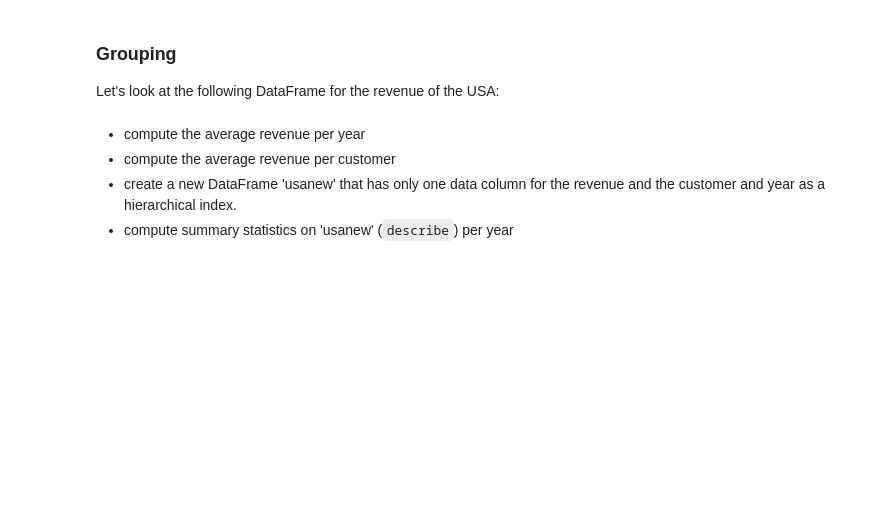
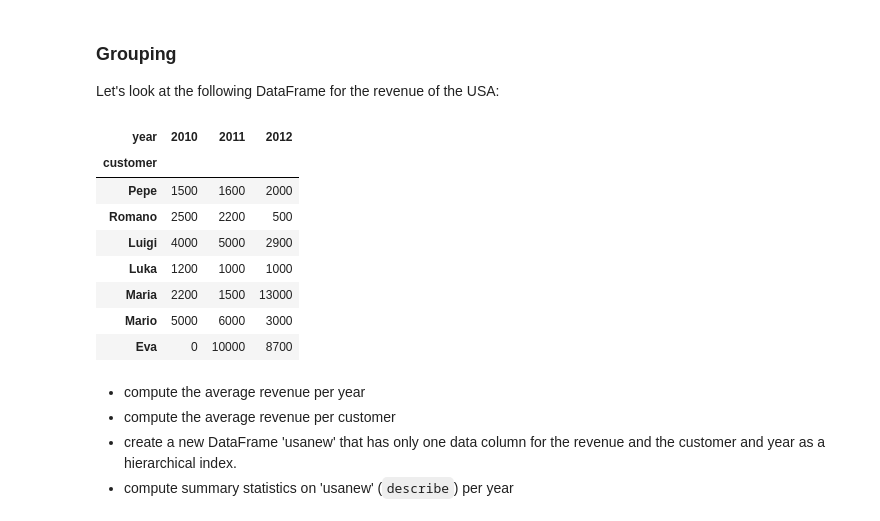
Before and after one commit to IchChefDuNixx/2023SS, a Jupyter notebook: DS/data_aai_sose23/lecture05_outliers/h05a-assignment-Pandas_Part_2.ipynb, the cells around one changed output. Cells and saved outputs as stored; diff of their text form; code cells hidden in the pictures; blank space fills up the shorter version.

```diff
--- a/DS/data_aai_sose23/lecture05_outliers/h05a-assignment-Pandas_Part_2.ipynb
+++ b/DS/data_aai_sose23/lecture05_outliers/h05a-assignment-Pandas_Part_2.ipynb
@@ -243,14 +242,25 @@ Let's look at the following DataFrame for the revenue of the USA:
 # %%
 usa = DataFrame({
     '2010': {'Pepe':1500, 'Romano':2500, 'Luigi':3500, 'Luka': 1200,
              'Luigi':4000, 'Maria':2200, 'Mario': 5000, 'Eva': 0},
     '2011': {'Mario': 6000, 'Maria': 1500, 'Luka': 1000,
              'Luigi': 5000, 'Eva':10000, 'Pepe':1600, 'Romano':2200},
     '2012': {'Mario': 3000, 'Romano': 500, 'Maria': 13000, 'Luka': 1000,
              'Eva': 8700, 'Luigi':2900, 'Pepe':2000}})
 usa.index.name = 'customer'
 usa.columns.name='year'
 usa.name = 'USA'
+usa
+# %% [output]
+| year | 2010 | 2011 | 2012 |
+| customer |  |  |  |
+| Pepe | 1500 | 1600 | 2000 |
+| Romano | 2500 | 2200 | 500 |
+| Luigi | 4000 | 5000 | 2900 |
+| Luka | 1200 | 1000 | 1000 |
+| Maria | 2200 | 1500 | 13000 |
+| Mario | 5000 | 6000 | 3000 |
+| Eva | 0 | 10000 | 8700 |
 # %% [markdown]
 - compute the average revenue per year
 - compute the average revenue per customer
```
Also changed, not shown: parts of 19 cells of this notebook, 4 other files.
